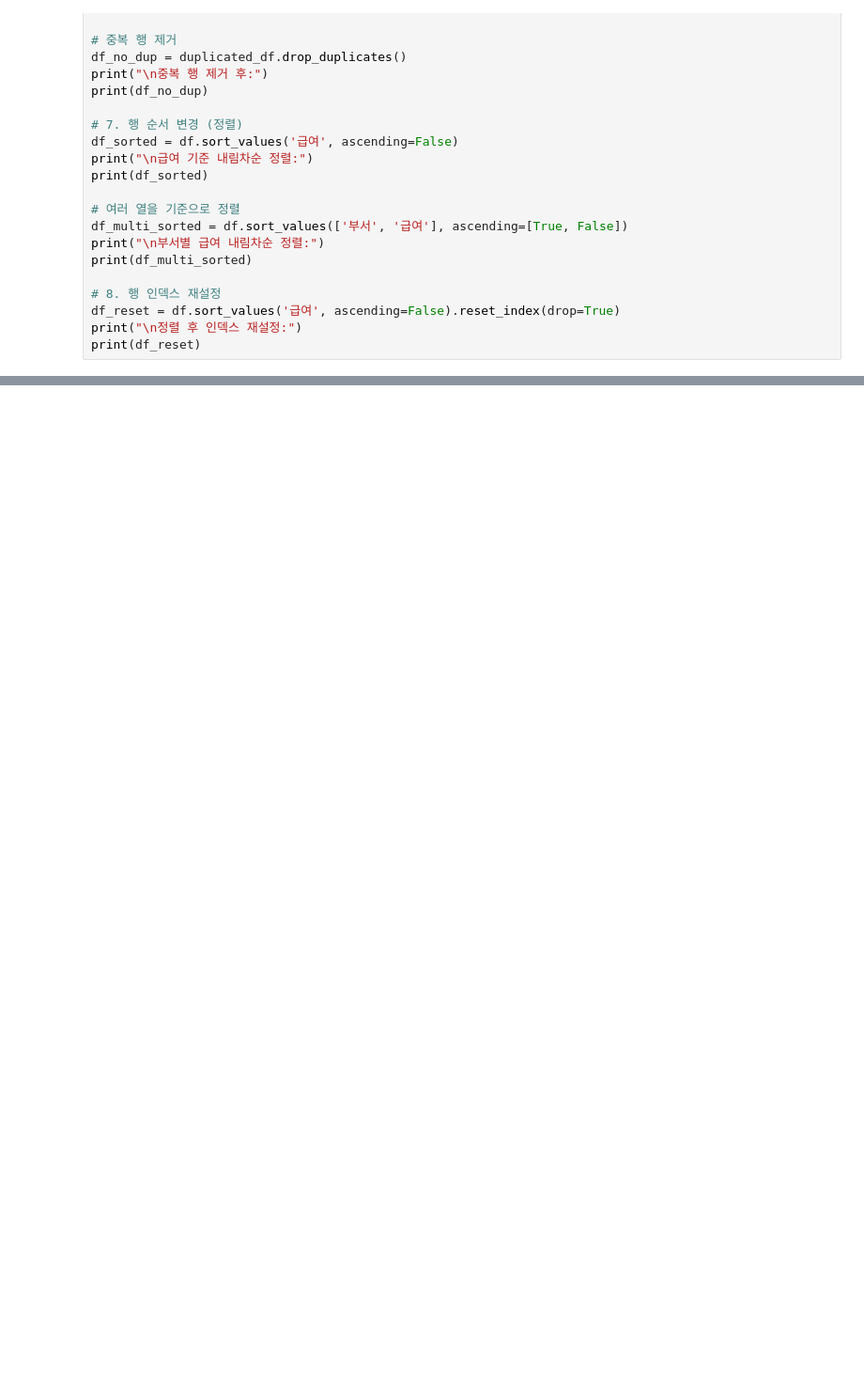
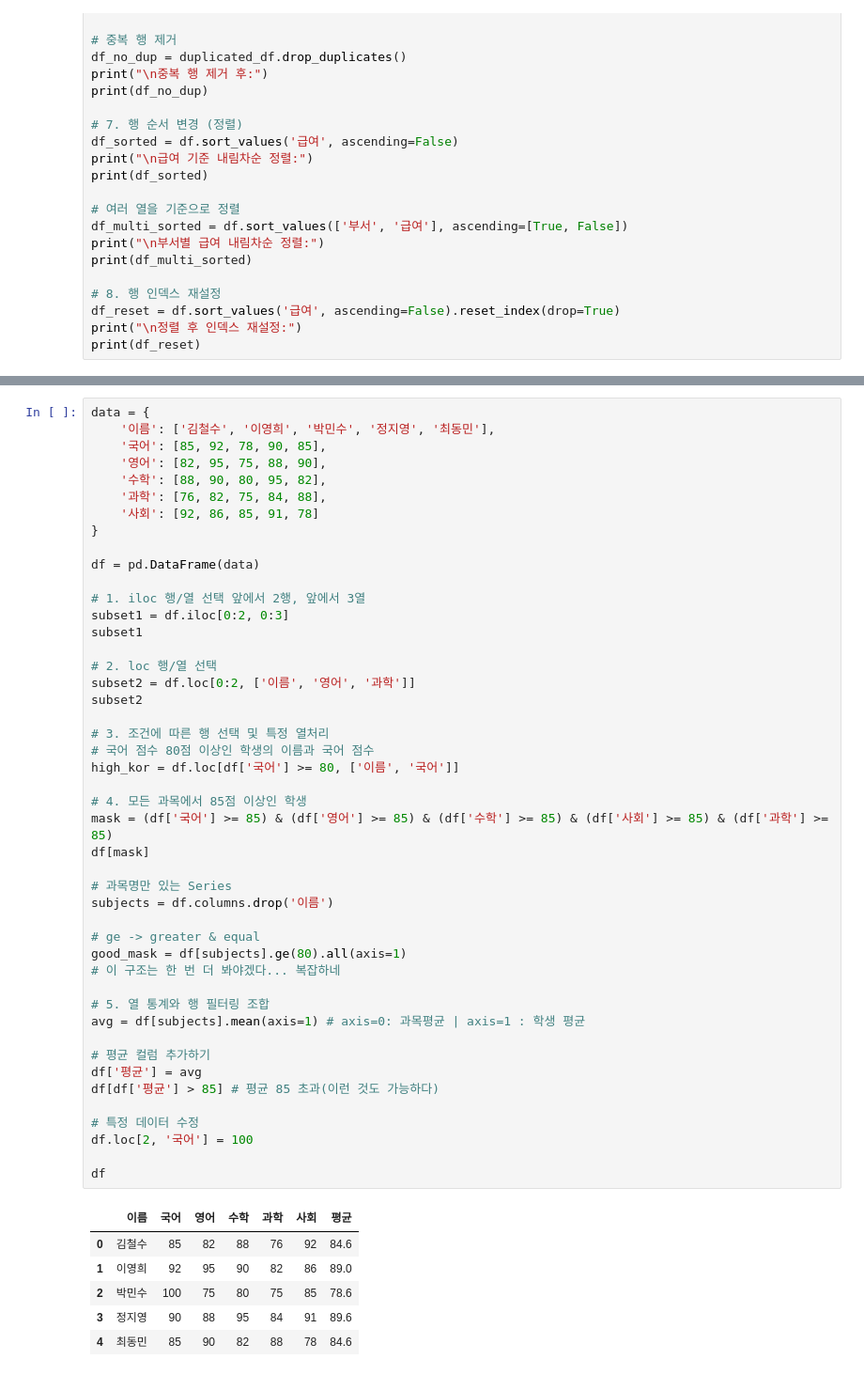
Before and after one commit to semistone97/TIL, a Jupyter notebook: data analysis/02_pandas.ipynb, the cells around one changed output, grey strips where cells are left out. Shown at 94% size. Saved outputs shown, nothing was run; the diff lists cells and outputs as text; blank space fills up the shorter version.

```diff
--- a/data analysis/02_pandas.ipynb
+++ b/data analysis/02_pandas.ipynb
@@ -850,0 +908,53 @@ print(df_reset)
+# %%
+data = {
+    '이름': ['김철수', '이영희', '박민수', '정지영', '최동민'],
+    '국어': [85, 92, 78, 90, 85],
+    '영어': [82, 95, 75, 88, 90],
+    '수학': [88, 90, 80, 95, 82],
+    '과학': [76, 82, 75, 84, 88],
+    '사회': [92, 86, 85, 91, 78]
+}
+
+df = pd.DataFrame(data)
+
+# 1. iloc 행/열 선택 앞에서 2행, 앞에서 3열
+subset1 = df.iloc[0:2, 0:3]
+subset1
+
+# 2. loc 행/열 선택
+subset2 = df.loc[0:2, ['이름', '영어', '과학']]
+subset2
+
+# 3. 조건에 따른 행 선택 및 특정 열처리
+# 국어 점수 80점 이상인 학생의 이름과 국어 점수
+high_kor = df.loc[df['국어'] >= 80, ['이름', '국어']]
+
+# 4. 모든 과목에서 85점 이상인 학생
+mask = (df['국어'] >= 85) & (df['영어'] >= 85) & (df['수학'] >= 85) & (df['사회'] >= 85) & (df['과학'] >= 85)
+df[mask]
+
+# 과목명만 있는 Series
+subjects = df.columns.drop('이름')
+
+# ge -> greater & equal
+good_mask = df[subjects].ge(80).all(axis=1)
+# 이 구조는 한 번 더 봐야겠다... 복잡하네
+
+# 5. 열 통계와 행 필터링 조합
+avg = df[subjects].mean(axis=1) # axis=0: 과목평균 | axis=1 : 학생 평균
+
+# 평균 컬럼 추가하기
+df['평균'] = avg
+df[df['평균'] > 85] # 평균 85 초과(이런 것도 가능하다)
+
+# 특정 데이터 수정
+df.loc[2, '국어'] = 100
+
+df
+# %% [output]
+|  | 이름 | 국어 | 영어 | 수학 | 과학 | 사회 | 평균 |
+| 0 | 김철수 | 85 | 82 | 88 | 76 | 92 | 84.6 |
+| 1 | 이영희 | 92 | 95 | 90 | 82 | 86 | 89.0 |
+| 2 | 박민수 | 100 | 75 | 80 | 75 | 85 | 78.6 |
+| 3 | 정지영 | 90 | 88 | 95 | 84 | 91 | 89.6 |
+| 4 | 최동민 | 85 | 90 | 82 | 88 | 78 | 84.6 |
```
Also changed, not shown: parts of 1 cell of this notebook, 1 other file.
